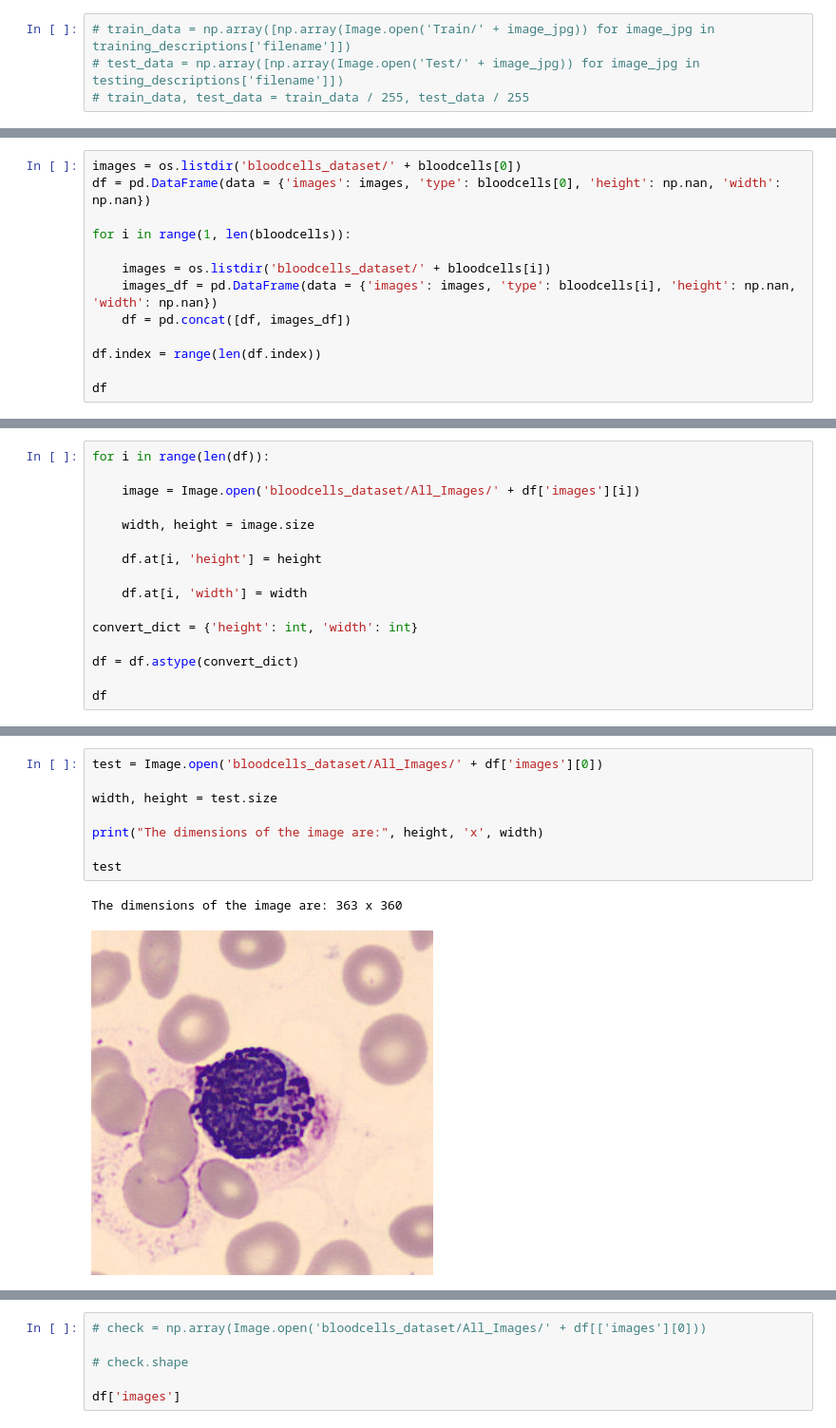
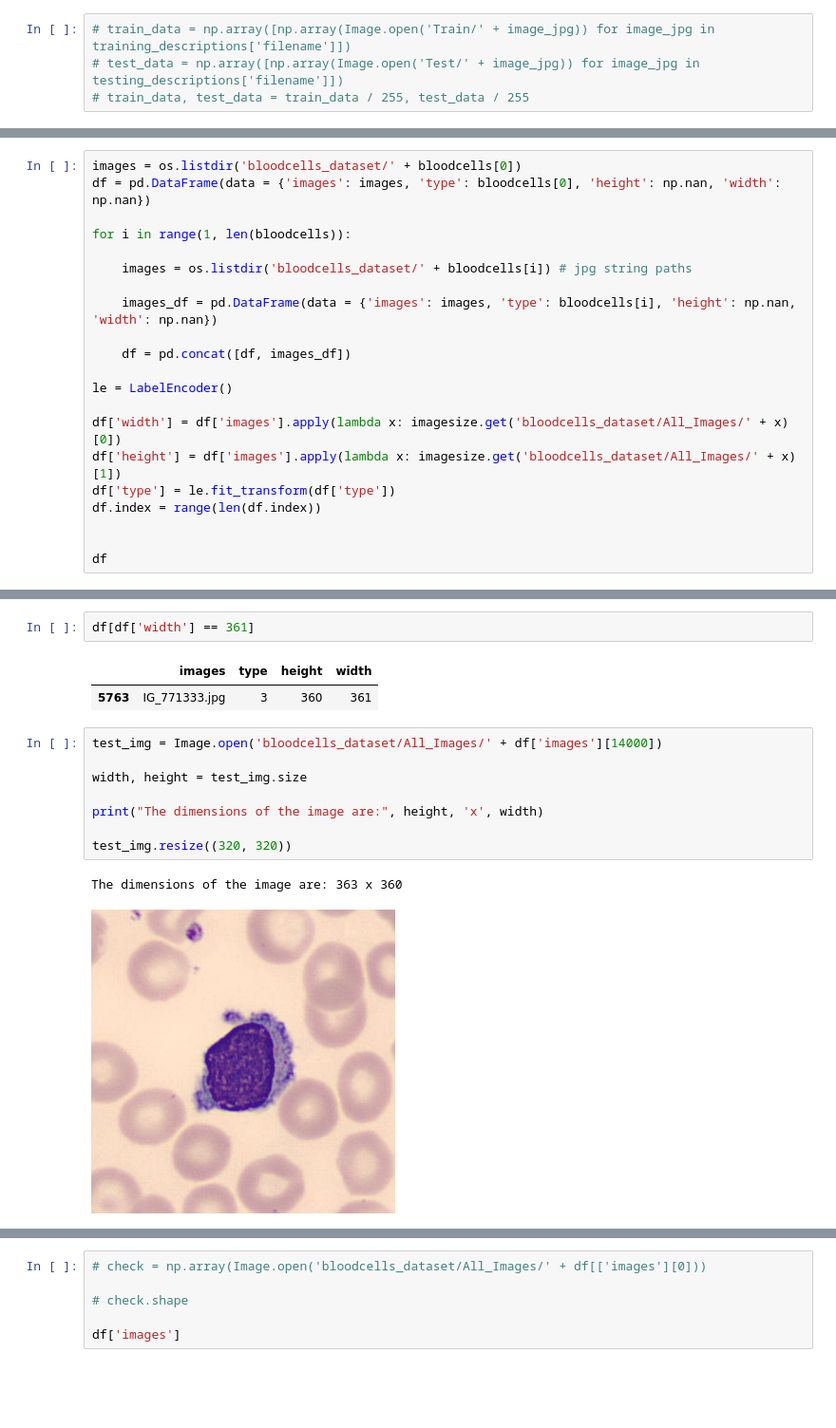
Before and after one commit to amayjain/Bloodcells, a Jupyter notebook: Test.ipynb, the cells around one changed output, grey strips where cells are left out. Shown: that part at 95% size. Cells and saved outputs as stored; diff of their text form; blank space fills up the shorter version.

```diff
--- a/Test.ipynb
+++ b/Test.ipynb
@@ -20,12 +28,20 @@ df = pd.DataFrame(data = {'images': images, 'type': bloodcells[0], 'height': np.
 
 for i in range(1, len(bloodcells)):
 
-    images = os.listdir('bloodcells_dataset/' + bloodcells[i])
+    images = os.listdir('bloodcells_dataset/' + bloodcells[i]) # jpg string paths
+
     images_df = pd.DataFrame(data = {'images': images, 'type': bloodcells[i], 'height': np.nan, 'width': np.nan})
+
     df = pd.concat([df, images_df])
 
+le = LabelEncoder()
+
+df['width'] = df['images'].apply(lambda x: imagesize.get('bloodcells_dataset/All_Images/' + x)[0])
+df['height'] = df['images'].apply(lambda x: imagesize.get('bloodcells_dataset/All_Images/' + x)[1])
+df['type'] = le.fit_transform(df['type'])
 df.index = range(len(df.index))
 
+
 df
 # %% [output]
 |  | images | type | height | width |
@@ -43,17 +59 @@ df
 17092 rows × 4 columns
-# %%
-for i in range(len(df)):
-
-    image = Image.open('bloodcells_dataset/All_Images/' + df['images'][i])
-
-    width, height = image.size
-
-    df.at[i, 'height'] = height
-
-    df.at[i, 'width'] = width
-
-convert_dict = {'height': int, 'width': int}
-
-df = df.astype(convert_dict)
-
-df
@@ -92,12 +71,17 @@ df[(df['height'] == 363) & (df['width'] == 360)]
+# %%
+df[df['width'] == 361]
+# %% [output]
+|  | images | type | height | width |
+| 5763 | IG_771333.jpg | 3 | 360 | 361 |
 # %%
-test = Image.open('bloodcells_dataset/All_Images/' + df['images'][0])
+test_img = Image.open('bloodcells_dataset/All_Images/' + df['images'][14000])
 
-width, height = test.size
+width, height = test_img.size
 
 print("The dimensions of the image are:", height, 'x', width)
 
-test
+test_img.resize((320, 320))
 # %% [output]
 The dimensions of the image are: 363 x 360
-[figure, old version]
+[figure, new version]
 # %%
```
Also changed, not shown: parts of 7 cells of this notebook.
